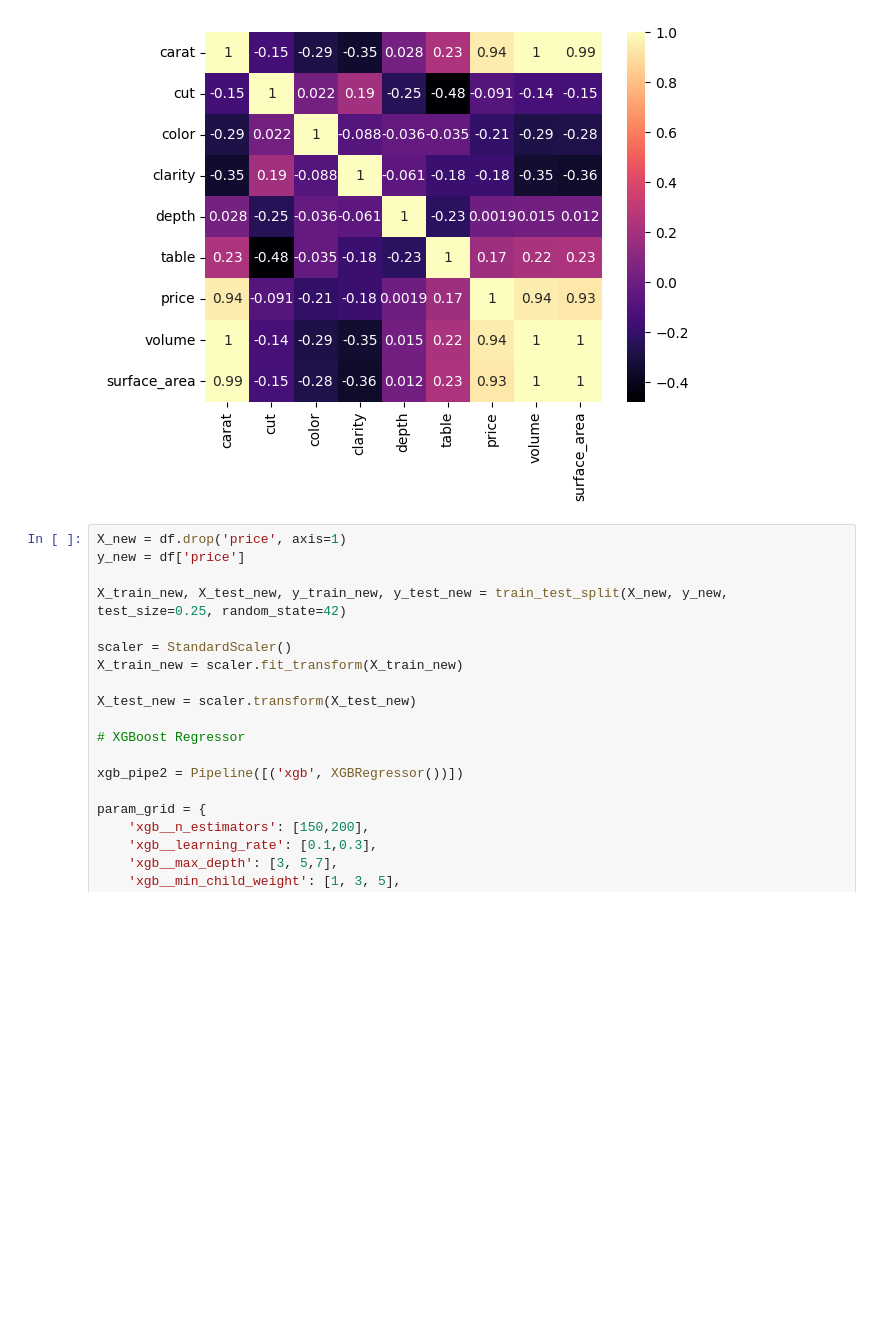
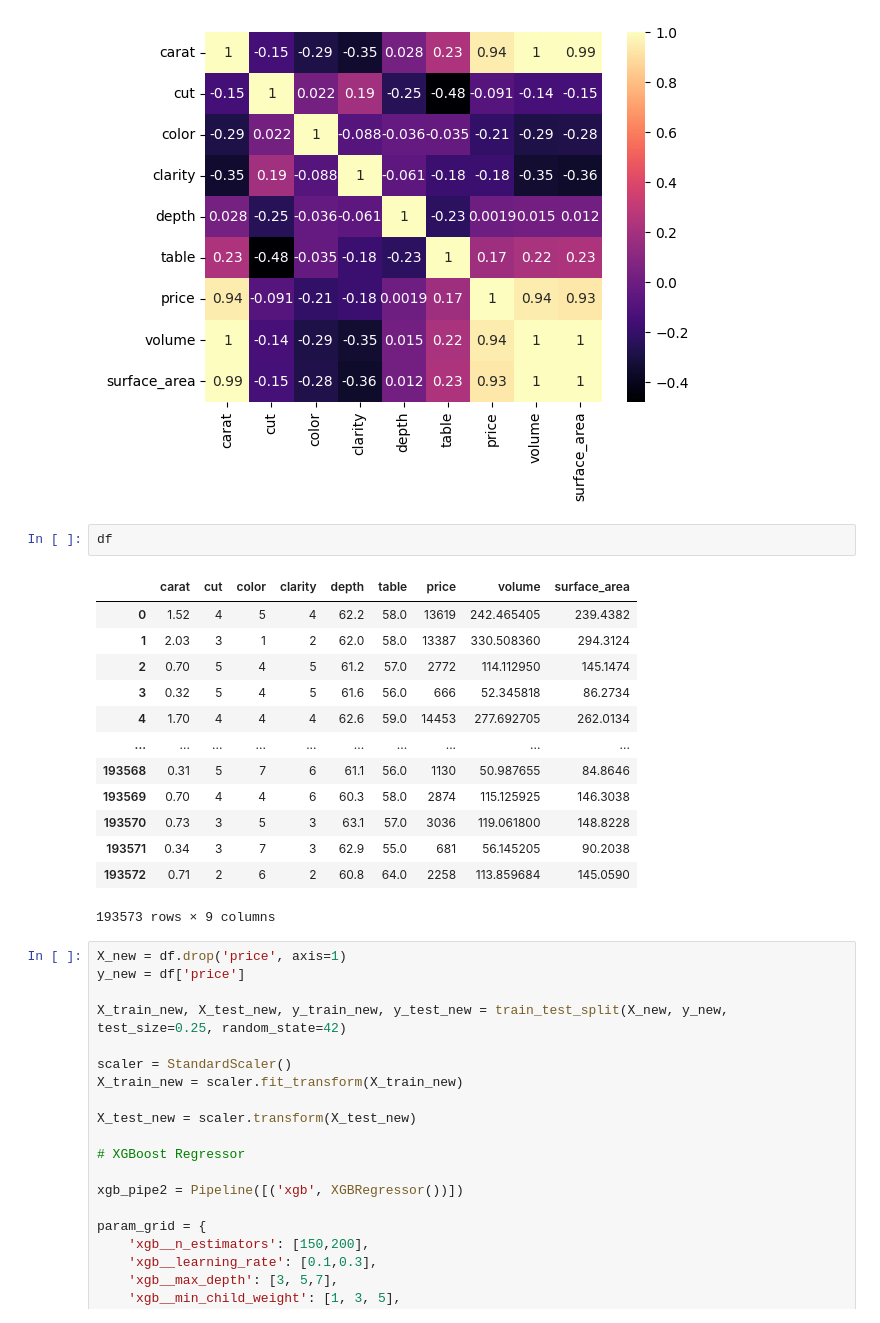
Before and after one commit to sid2983/EndtoEnd-Gemstone-Price-Prediction-Pipeline, a Jupyter notebook: experiment/experiment.ipynb, the cells around one changed output. Drawn from its saved outputs; the diff is of its cells as text; blank space fills up the shorter version.

```diff
--- a/experiment/experiment.ipynb
+++ b/experiment/experiment.ipynb
@@ -1013,6 +1011,22 @@ sns.heatmap(df.corr(), annot=True, cmap='magma')
 # %% [output]
 <Axes: >
 [figure]
+# %%
+df
+# %% [output]
+|  | carat | cut | color | clarity | depth | table | price | volume | surface_area |
+| 0 | 1.52 | 4 | 5 | 4 | 62.2 | 58.0 | 13619 | 242.465405 | 239.4382 |
+| 1 | 2.03 | 3 | 1 | 2 | 62.0 | 58.0 | 13387 | 330.508360 | 294.3124 |
+| 2 | 0.70 | 5 | 4 | 5 | 61.2 | 57.0 | 2772 | 114.112950 | 145.1474 |
+| 3 | 0.32 | 5 | 4 | 5 | 61.6 | 56.0 | 666 | 52.345818 | 86.2734 |
+| 4 | 1.70 | 4 | 4 | 4 | 62.6 | 59.0 | 14453 | 277.692705 | 262.0134 |
+| ... | ... | ... | ... | ... | ... | ... | ... | ... | ... |
+| 193568 | 0.31 | 5 | 7 | 6 | 61.1 | 56.0 | 1130 | 50.987655 | 84.8646 |
+| 193569 | 0.70 | 4 | 4 | 6 | 60.3 | 58.0 | 2874 | 115.125925 | 146.3038 |
+| 193570 | 0.73 | 3 | 5 | 3 | 63.1 | 57.0 | 3036 | 119.061800 | 148.8228 |
+| 193571 | 0.34 | 3 | 7 | 3 | 62.9 | 55.0 | 681 | 56.145205 | 90.2038 |
+| 193572 | 0.71 | 2 | 6 | 2 | 60.8 | 64.0 | 2258 | 113.859684 | 145.0590 |
+193573 rows × 9 columns
 # %%
 X_new = df.drop('price', axis=1)
 y_new = df['price']
```
Also changed, not shown: parts of 2 cells of this notebook, 12 other files.
